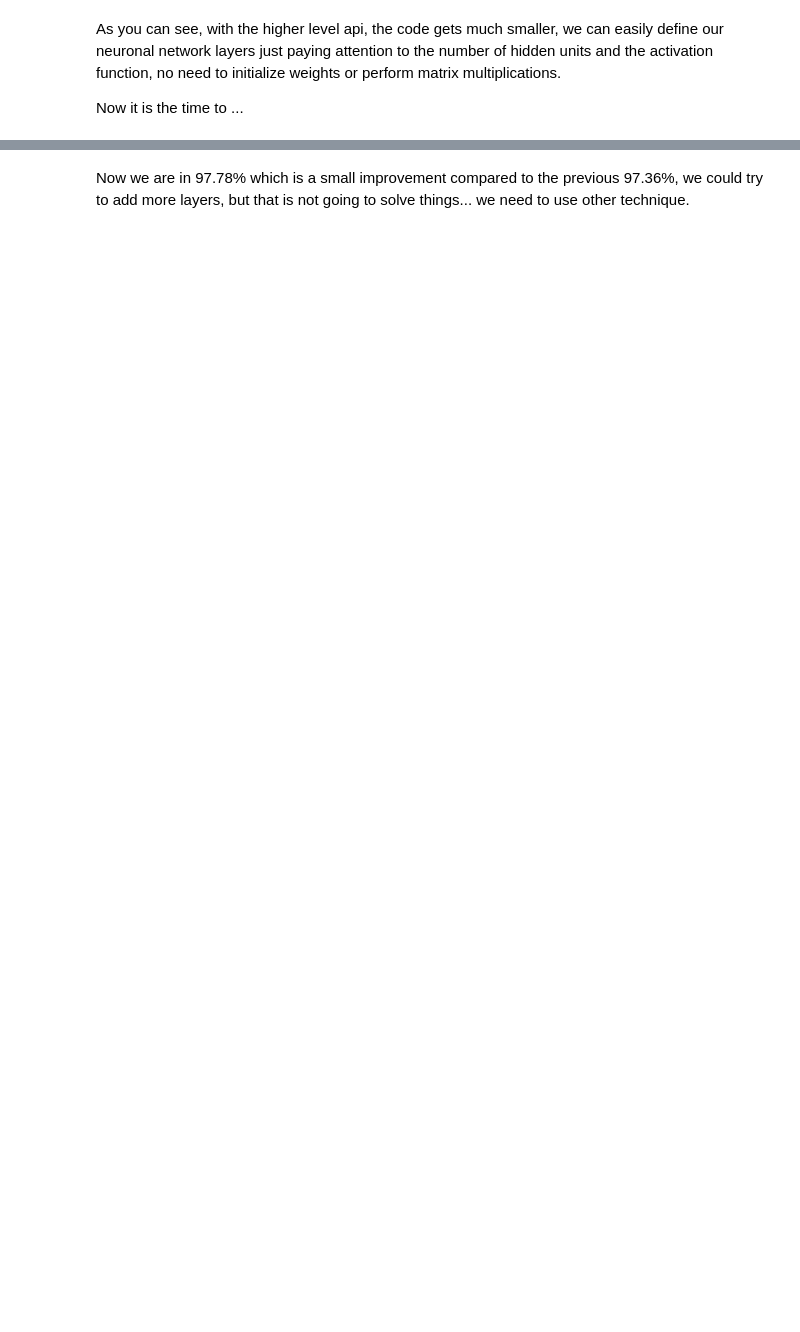
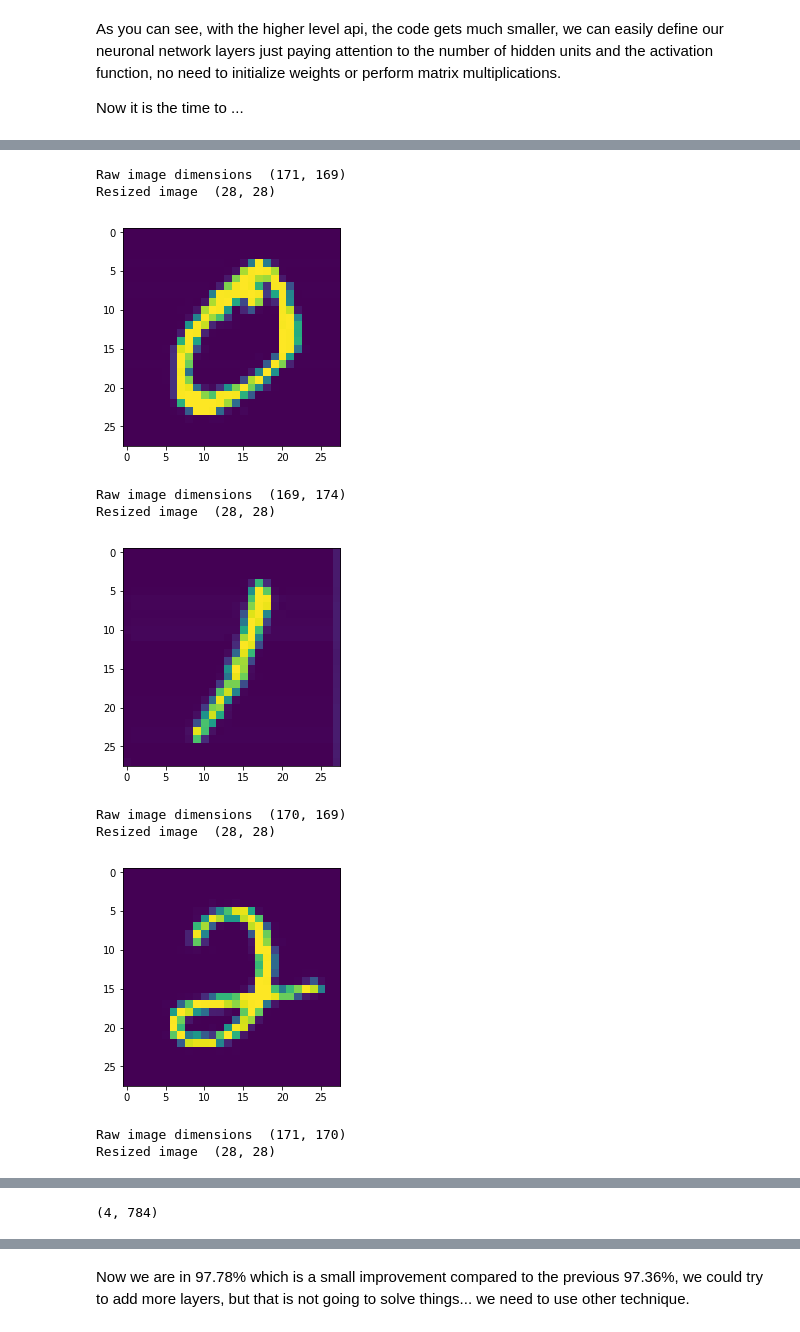
Before and after one commit to moriano/loco-learning, a Jupyter notebook: mnist/mnist.ipynb, the cells around one changed output, grey strips where cells are left out. Saved outputs shown, nothing was run; the diff lists cells and outputs as text; code cells hidden in the pictures; blank space fills up the shorter version.

```diff
--- a/mnist/mnist.ipynb
+++ b/mnist/mnist.ipynb
@@ -600,0 +569,35 @@ Final accuracy on test set
+# %%
+import cv2
+images = ['digit01.jpg', 'digit02.jpg', 'digit03.jpg', 'digit04.jpg']
+
+resized = np.empty((len(images), 28*28))
+idx = 0
+for image in images:
+    raw_image = cv2.imread(image, cv2.IMREAD_GRAYSCALE)
+    print("Raw image dimensions ", raw_image.shape)
+    resized_image = cv2.resize(raw_image, (28, 28))
+    print("Resized image ", resized_image.shape)
+
+    plt.imshow(resized_image)
+    plt.show()
+    #resized = np.append(resized, resized_image.reshape((28*28)), axis=0)
+
+    resized[idx] = resized_image.reshape((28*28))
+    idx += 1
+
+# And normalize
+normalized = (resized - 0) / (255 - 0)
+
+normalized.shape
+# %% [output]
+Raw image dimensions  (171, 169)
+Resized image  (28, 28)
+[figure, added]
+Raw image dimensions  (169, 174)
+Resized image  (28, 28)
+[figure, added]
+Raw image dimensions  (170, 169)
+Resized image  (28, 28)
+[figure, added]
+Raw image dimensions  (171, 170)
+Resized image  (28, 28)
@@ -600,0 +605 @@ Final accuracy on test set
+(4, 784)
```
Also changed, not shown: parts of 55 cells of this notebook, 18 other files.
